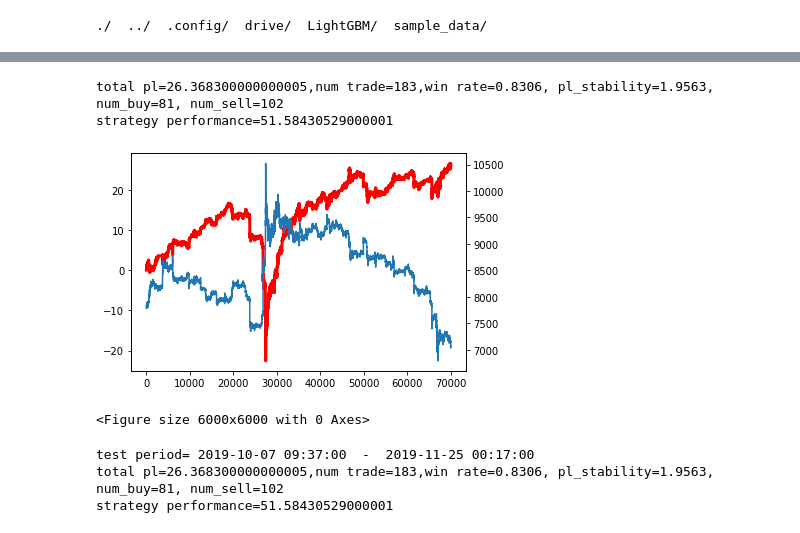
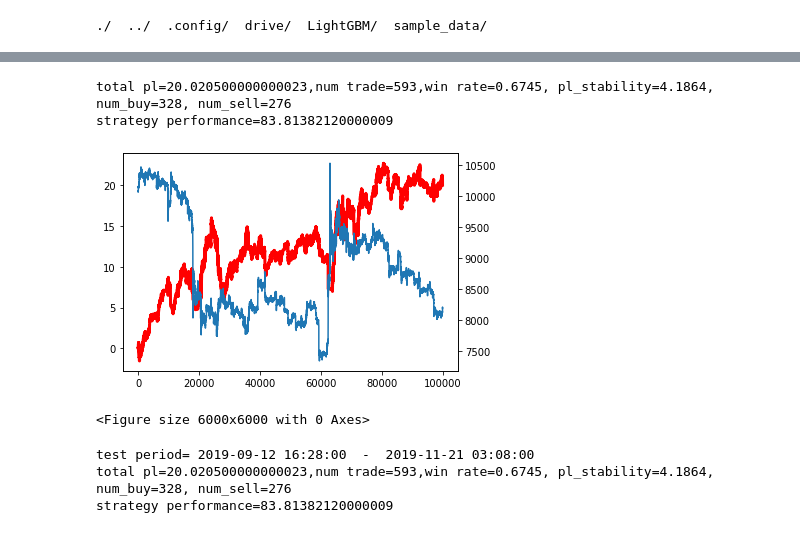
Before and after one commit to alunfes/mex-bot, a Jupyter notebook: Lgb_BPSP4.ipynb, the cells around one changed output, grey strips where cells are left out. Drawn from its saved outputs; the diff is of its cells as text; code cells hidden in the pictures.

```diff
--- a/Lgb_BPSP4.ipynb
+++ b/Lgb_BPSP4.ipynb
@@ -2672,30 +2685,34 @@ conti sim
 '''
 
 import time
-num_term = 4
+num_term = 2
 corr_kijun = 0.7
 upper_kijun = 0.7
 #lower_kijun = 0.4
-from_ind = 40000
+from_ind = 0
 to_ind = 144000
 
 train_len = 30000
-test_len = 70000
+test_len = 10000
 test_start_ind = 30000 #should be larger than train_len
 valid_size = 0.05
 
 kijun_val =50
 kijun_period = 120
 pt = kijun_val
-lc = 10000
+lc = 500
 random_state = None
+avert_period_kijun = 480
+avert_val_kijun = -0.001
 
-params = {'objective': 'multiclass', 'num_class':4, 'metric':'multi_logloss', 'boosting': 'gbdt', 'learning_rate': 0.1, 'num_iterations': 500, 'device_type':'GPU',
-          'max_depth':10, 'num_leaves':100, 'early_stopping_rounds':50, 'lambda_l1':15, 'lambda_l2':15, 'min_data_in_leaf':50, 'max_bin':100, 'bagging_freq':50}
+params = {'objective': 'multiclass', 'num_class':4, 'metric':'multi_logloss', 'boosting': 'gbdt', 'learning_rate': 0.1, 'num_iterations': 500, 'device_type':'GPU','early_stopping_rounds':50,
+          'max_depth':10, 'num_leaves':100, 'lambda_l1':15, 'lambda_l2':15, 'min_data_in_leaf':50, 'max_bin':100, 'bagging_freq':50, 'seed':random_state}
 
-#params= {'objective': 'multiclass', 'num_class':4, 'metric':'multi_logloss', 'boosting': 'gbdt', 'learning_rate': 0.1, 'num_iterations': 500, 'device_type':'GPU',
-#         'max_depth': 4, 'max_bin': 91, 'num_leaves': 8, 'min_data_in_leaf': 17, 'min_sum_hessian_in_leaf': 6.133025767545423, 'bagging_fraction': 0.9714308832700951,
-#              'bagging_freq': 57, 'feature_fraction': 0.4852018661919656, 'lambda_l1': 9, 'lambda_l2': 45, 'min_gain_to_split': 65}
+#params = {'objective': 'multiclass', 'num_class':4, 'metric':'multi_logloss', 'boosting': 'gbdt', 'learning_rate': 0.1, 'num_iterations': 500, 'device_type':'GPU','early_stopping_rounds':50,
+#          'max_depth': 8, 'max_bin': 98, 'num_leaves': 52, 'min_data_in_leaf': 67, 'min_sum_hessian_in_leaf': 7.5105924539950415, 'bagging_fraction': 0.4119574014481162,
+#          'bagging_freq': 30, 'feature_fraction': 0.40952492578012883, 'lambda_l1': 70, 'lambda_l2': 9, 'min_gain_to_split': 2}
+#upper_kijun =  0.38
+#avert_period_kijun = 276
 
 cat_params = {'task_type': 'GPU','verbose': True, 'loss_function':'MultiClass', 'num_boost_round':1000, 'early_stopping_rounds':50, 'depth':10, 'learning_rate':0.1}
 
@@ -2706,14 +2723,16 @@ df = OneMinMarketData.remove_cols_contains_nan2(df)
 #df = OneMinMarketData.remove_all_correlated_cols4(df, corr_kijun)
 df2 = OneMinMarketData.remove_price_dependent_cols2(df, corr_kijun)
 
+#kijun_val = 285
+
 sim = Sim()
 ac = SimAccount()
 start_ind_log = 0
 end_ind_log = 0
 
-for i in range(1):
+for i in range(10):
     lgbmodel = LgbModel()
-    catmodel = CatboostModel()
+    #catmodel = CatboostModel()
     train_df = df2.iloc[test_start_ind - train_len + (test_len * i):(test_len * i) + test_start_ind]
     test_df = df2.iloc[kijun_period + (test_len * i) + test_start_ind:kijun_period + test_start_ind + (test_len * i) + test_len]
     print('generating bpsp data2')
@@ -2748,7 +2767,8 @@ for i in range(1):
     print('test accuracy={}'.format(lgbmodel.calc_bpsp_accuracy(prediction, test_yb)))
 
     start_ind = OneMinMarketData.check_matched_dt(test_xb, df2)
-    ac = sim.sim_model_pred_onemin(start_ind, prediction, pt, lc, ac)
+    #ac = sim.sim_model_pred_onemin(start_ind, prediction, pt, lc, ac)
+    ac = sim.sim_model_pred_onemin_avert(start_ind, prediction, pt, lc, ac, avert_period_kijun, avert_val_kijun)
     print('total pl={},num trade={},win rate={}, pl_stability={}, num_buy={}, num_sell={}'.format(ac.total_pl,ac.num_trade,ac.win_rate, ac.pl_stability, ac.num_buy,ac.num_sell))
     print('strategy performance={}'.format(ac.total_pl * ac.pl_stability))
 
@@ -2874,41 +2867,41 @@ OneMinMarketData.term_list[-1]
 # %%
+#avert_period_kijun = 120
+avert_period_kijun = 480
+avert_val_kijun = -0.005
+lc = 100
+
 prediction = lgbmodel.bpsp_prediction(model, test_xb, 0.7)
 #prediction = lgbmodel.bpsp_prediction2(model, test_xb)
 sim = Sim()
 ac = SimAccount()
-ac = sim.sim_model_pred_onemin(start_ind, prediction, 70, lc, ac)
+ac = sim.sim_model_pred_onemin_avert(start_ind, prediction, 50, lc, ac, avert_period_kijun)
+#ac = sim.sim_model_pred_onemin(start_ind, prediction, 50, lc, ac)
 print('total pl={},num trade={},win rate={}, pl_stability={}, num_buy={}, num_sell={}'.format(ac.total_pl,ac.num_trade,ac.win_rate, ac.pl_stability, ac.num_buy,ac.num_sell))
 print('strategy performance={}'.format(ac.total_pl * ac.pl_stability))
 
 if i is 0:
     start_ind_log = start_ind
 else:
     end_ind_log = start_ind
 
 if end_ind_log is 0:
     end_ind_log = start_ind_log
 
-with open('/content/drive/My Drive/Model/bpsp_cols.csv', 'w') as file:
-    writer = csv.writer(file, lineterminator='\n')
-    writer.writerow(train_xb)
-
-with open('/content/drive/My Drive/Model/lgb_bpsp_model.dat', 'wb') as f:
-    pickle.dump(model, f)
 
 fig, ax1 = plt.subplots()
 plt.figure(figsize=(30,30),dpi=200)
 ax1.plot(ac.performance_total_pl_log,color='red',linewidth = 3.0,label='pl')
 ax2 = ax1.twinx()
 ax2.plot(OneMinMarketData.ohlc.close[start_ind_log:end_ind_log + test_len])
 plt.show()
 print('test period=', OneMinMarketData.ohlc.dt[start_ind_log], ' - ', OneMinMarketData.ohlc.dt[end_ind_log + test_len])
 print('total pl={},num trade={},win rate={}, pl_stability={}, num_buy={}, num_sell={}'.format(ac.total_pl,ac.num_trade,ac.win_rate, ac.pl_stability, ac.num_buy,ac.num_sell))
 print('strategy performance={}'.format(ac.total_pl * ac.pl_stability))
 # %% [output]
-total pl=26.368300000000005,num trade=183,win rate=0.8306, pl_stability=1.9563, num_buy=81, num_sell=102
-strategy performance=51.58430529000001
+total pl=20.020500000000023,num trade=593,win rate=0.6745, pl_stability=4.1864, num_buy=328, num_sell=276
+strategy performance=83.81382120000009
-[figure, old version]
+[figure, new version]
 <Figure size 6000x6000 with 0 Axes>
-test period= 2019-10-07 09:37:00  -  2019-11-25 00:17:00
-total pl=26.368300000000005,num trade=183,win rate=0.8306, pl_stability=1.9563, num_buy=81, num_sell=102
-strategy performance=51.58430529000001
+test period= 2019-09-12 16:28:00  -  2019-11-21 03:08:00
+total pl=20.020500000000023,num trade=593,win rate=0.6745, pl_stability=4.1864, num_buy=328, num_sell=276
+strategy performance=83.81382120000009
```
Also changed, not shown: parts of 26 cells of this notebook, 7 other files.
